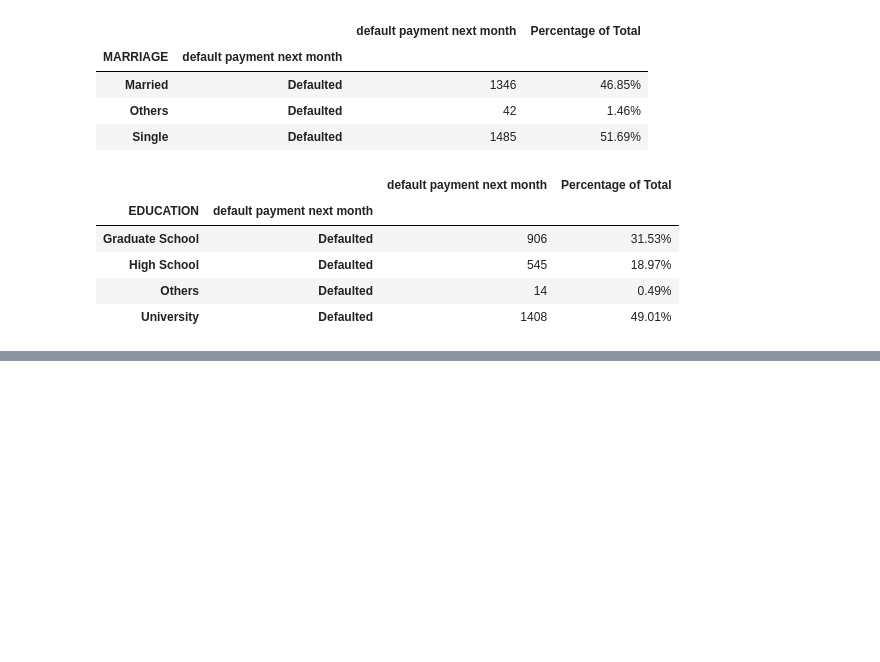
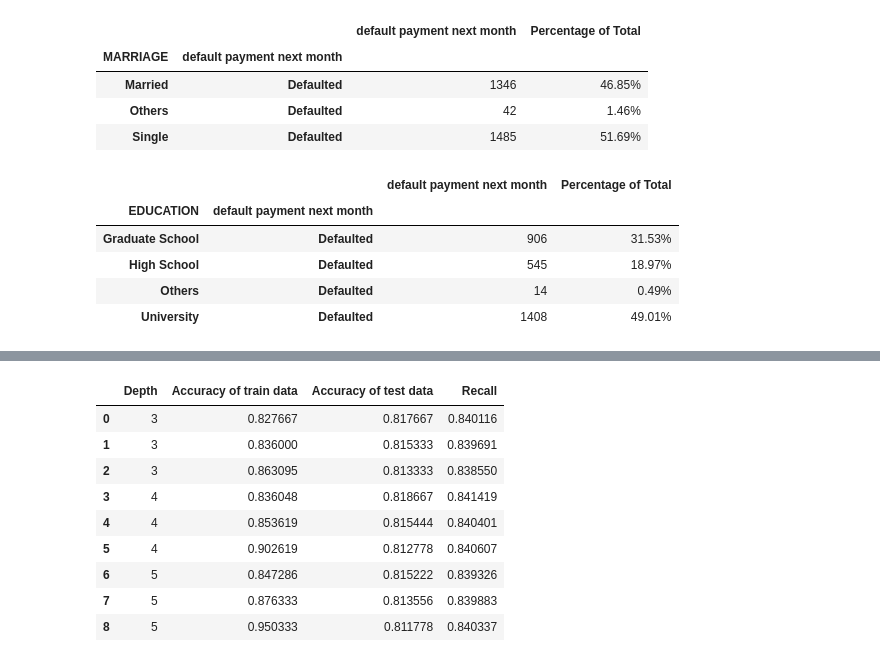
Before and after one commit to JivitteshS/Projects, a Jupyter notebook: Credit Card default Classification/Credit Default Classification - Project.ipynb, the cells around one changed output, grey strips where cells are left out. Drawn from its saved outputs; the diff is of its cells as text; code cells hidden in the pictures; blank space fills up the shorter version.

```diff
--- a/Credit Card default Classification/Credit Default Classification - Project.ipynb
+++ b/Credit Card default Classification/Credit Default Classification - Project.ipynb
@@ -1840,0 +1022,39 @@ The following are the models which are giving a good train and test accuracy
+# %%
+S=3
+E=6
+K_list=list()
+ac_train=list()
+ac_test=list()
+recall=list()
+estimators=[100,300,1000]
+for i in range(S,E):
+    for j in estimators:
+        model = GradientBoostingClassifier(n_estimators=j,max_depth=i)
+        K_list.append(i)
+        model.fit(X_train, y_train)
+        pred=model.predict(X_train)
+        accuracy_train = np.sum(y_train== pred) / len(y_train)
+        ac_train.append(accuracy_train)
+        pred=model.predict(X_test)
+        accuracy_test = np.sum(y_test== pred) / len(y_test)
+        ac_test.append(accuracy_test)
+        tp, tn, fp, fn = get_tp_tn_fp_fn(y_test, pred)
+        re=tp/(tp+fn)
+        recall.append(re)
+
+
+
+dafr={"Depth":K_list,"Accuracy of train data":ac_train,"Accuracy of test data":ac_test,"Recall":recall}
+data_of_K=pd.DataFrame(dafr)
+data_of_K
+# %% [output]
+|  | Depth | Accuracy of train data | Accuracy of test data | Recall |
+| 0 | 3 | 0.827667 | 0.817667 | 0.840116 |
+| 1 | 3 | 0.836000 | 0.815333 | 0.839691 |
+| 2 | 3 | 0.863095 | 0.813333 | 0.838550 |
+| 3 | 4 | 0.836048 | 0.818667 | 0.841419 |
+| 4 | 4 | 0.853619 | 0.815444 | 0.840401 |
+| 5 | 4 | 0.902619 | 0.812778 | 0.840607 |
+| 6 | 5 | 0.847286 | 0.815222 | 0.839326 |
+| 7 | 5 | 0.876333 | 0.813556 | 0.839883 |
+| 8 | 5 | 0.950333 | 0.811778 | 0.840337 |
```
Also changed, not shown: parts of 61 cells of this notebook.
